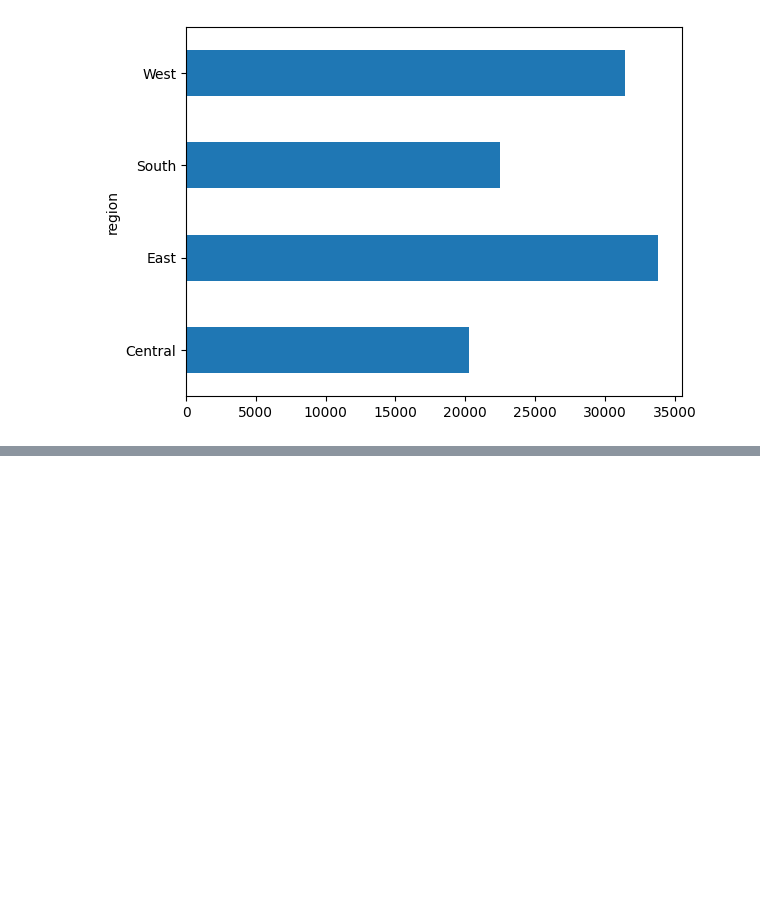
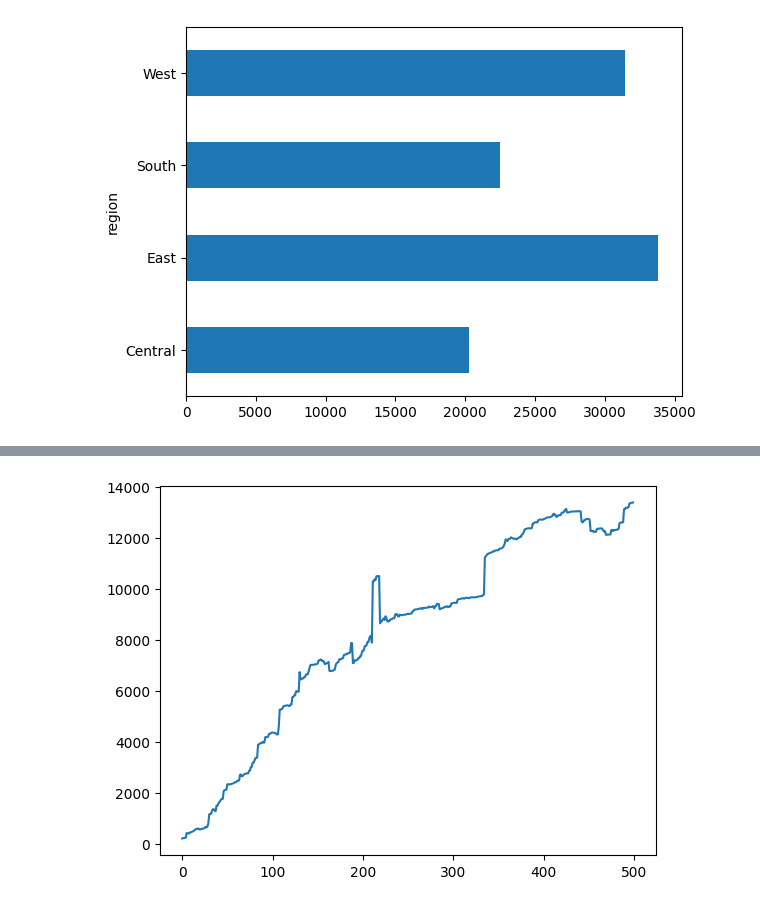
Before and after one commit to deveshpatwa/Free_Datasets, a Jupyter notebook: Python Class Files/Matplotlib_pyplot.ipynb, the cells around one changed output, grey strips where cells are left out. Cells and saved outputs as stored; diff of their text form; code cells hidden in the pictures; blank space fills up the shorter version.

```diff
--- a/Python Class Files/Matplotlib_pyplot.ipynb
+++ b/Python Class Files/Matplotlib_pyplot.ipynb
@@ -46,0 +102,7 @@ Text(0, 0.5, 'Sub category')
+# %%
+profit =  df[['order_date','profit']].sort_values(by='order_date').reset_index()['profit']
+# %%
+profit.cumsum().plot()
+plt.show()
+# %% [output]
+[figure, added]
```
Also changed, not shown: parts of 26 cells of this notebook, 4 other files.
